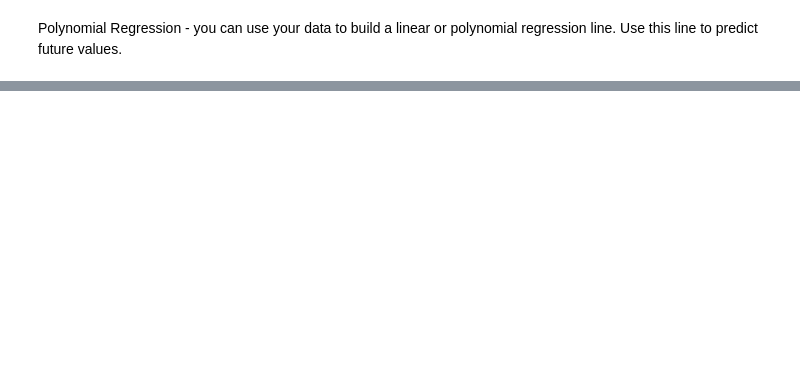
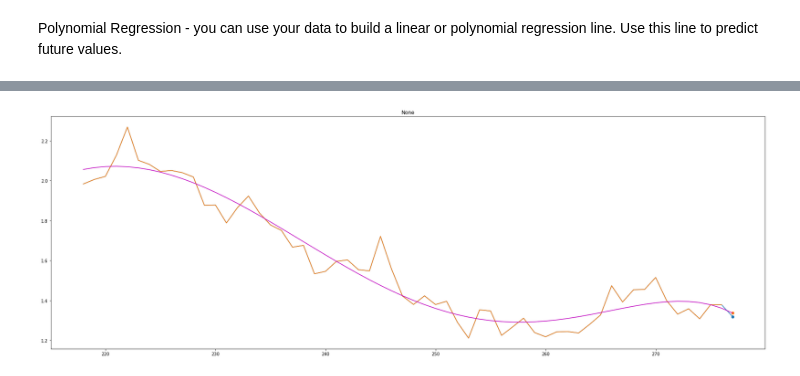
Before and after one commit to nabebako/Crypto-Price-Prediction-Model, a Jupyter notebook: notebooks/polynomial-regression.ipynb, the cells around one changed output, grey strips where cells are left out. Saved outputs shown, nothing was run; the diff lists cells and outputs as text; code cells hidden in the pictures; blank space fills up the shorter version.

Commit message:
Tested a polynomial regression on a data frame

```diff
--- a/notebooks/polynomial-regression.ipynb
+++ b/notebooks/polynomial-regression.ipynb
@@ -128,0 +101,42 @@ model = polynomial_regression(df_cardano_week['Date'], df_cardano_week['Closing
+# %%
+plt.figure(figsize = (30,10))
+plt.grid(False)
+plt.title('None')
+
+start = 60
+time_frame = 59
+
+df_cardano_full = time_prior(df_cardano, start, 'day', time_frame + 1)
+df_cardano_train = time_prior(df_cardano, start, 'day', time_frame)
+df_cardano_test = time_prior(df_cardano, start - time_frame, 'day', 1)
+
+x_full = df_cardano_full.index.to_numpy()
+y_full = df_cardano_full['Closing Price (USD)'].to_numpy()
+x_train = df_cardano_train.index.to_numpy()
+x_test  = df_cardano_test.index.to_numpy()
+y_train = df_cardano_train['Closing Price (USD)'].to_numpy()
+y_test  = df_cardano_test['Closing Price (USD)'].to_numpy()
+
+polynomial_features = PolynomialFeatures(degree = 6)
+x_poly_train = polynomial_features.fit_transform(x_train[:, None])
+
+model = LinearRegression()
+model.fit(x_poly_train, y_train)
+
+y_pred_test = model.predict(polynomial_features.fit_transform(x_test[:, None]))
+y_pred_full = model.predict(polynomial_features.fit_transform(x_full[:, None]))
+
+plt.scatter(x_test, y_test, label = 'actual')
+plt.scatter(x_test, y_pred_test, label = 'predicted')
+
+plt.plot(df_cardano_full.index, df_cardano_full['Closing Price (USD)'])
+plt.plot(df_cardano_train.index, df_cardano_train['Closing Price (USD)'])
+
+sorted_zip = sorted(zip(x_full, y_pred_full), key = operator.itemgetter(0))
+x_full, y_pred_full = zip(*sorted_zip)
+
+plt.plot(x_full, y_pred_full, color='m')
+
+plt.show()
+# %% [output]
+[figure, added]
```
Also changed, not shown: parts of 3 cells of this notebook.
